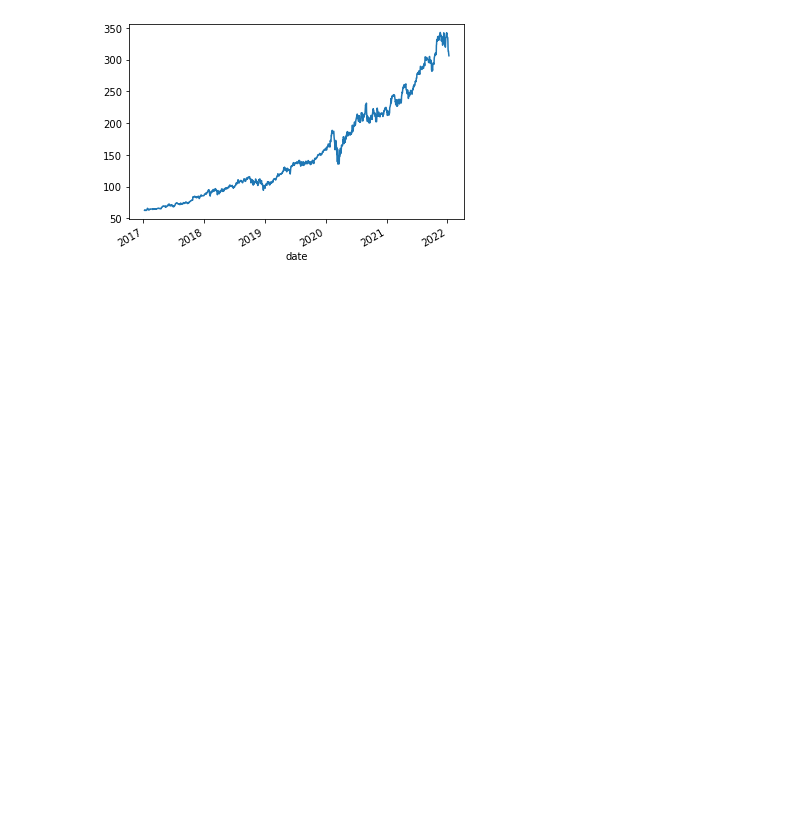
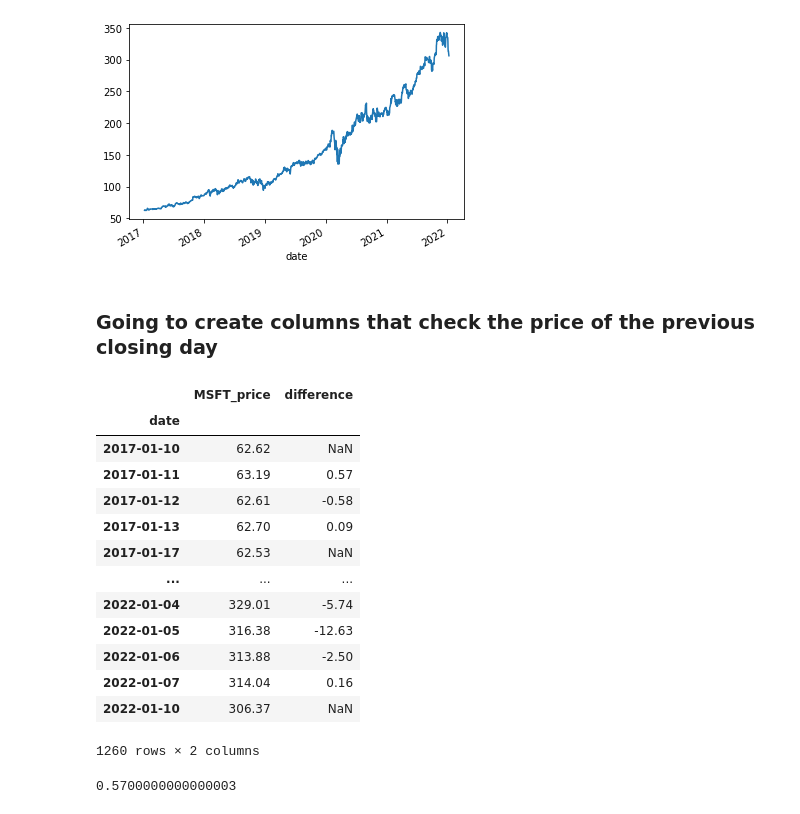
Before and after one commit to joshuamchavez2/yahoo-api, a Jupyter notebook: prepare.ipynb, the cells around one changed output. Cells and saved outputs as stored; diff of their text form; code cells hidden in the pictures; blank space fills up the shorter version.

Commit message:
working on how I want to prepare the data

```diff
--- a/prepare.ipynb
+++ b/prepare.ipynb
@@ -52,3 +52,32 @@ df.MSFT_price.plot()
 # %% [output]
 <AxesSubplot:xlabel='date'>
 [figure]
+# %% [markdown]
+### Going to create columns that check the price of the previous closing day
+# %%
+series = df.MSFT_price
+# %%
+new_df = pd.DataFrame(series)
+# %%
+new_df['difference'] = new_df.resample('1D').mean().diff(1)
+# %%
+new_df
+# %% [output]
+|  | MSFT_price | difference |
+| date |  |  |
+| 2017-01-10 | 62.62 | NaN |
+| 2017-01-11 | 63.19 | 0.57 |
+| 2017-01-12 | 62.61 | -0.58 |
+| 2017-01-13 | 62.70 | 0.09 |
+| 2017-01-17 | 62.53 | NaN |
+| ... | ... | ... |
+| 2022-01-04 | 329.01 | -5.74 |
+| 2022-01-05 | 316.38 | -12.63 |
+| 2022-01-06 | 313.88 | -2.50 |
+| 2022-01-07 | 314.04 | 0.16 |
+| 2022-01-10 | 306.37 | NaN |
+1260 rows × 2 columns
+# %%
+new_df.iloc[1].MSFT_price - new_df.iloc[0].MSFT_price
+# %% [output]
+0.5700000000000003
```
